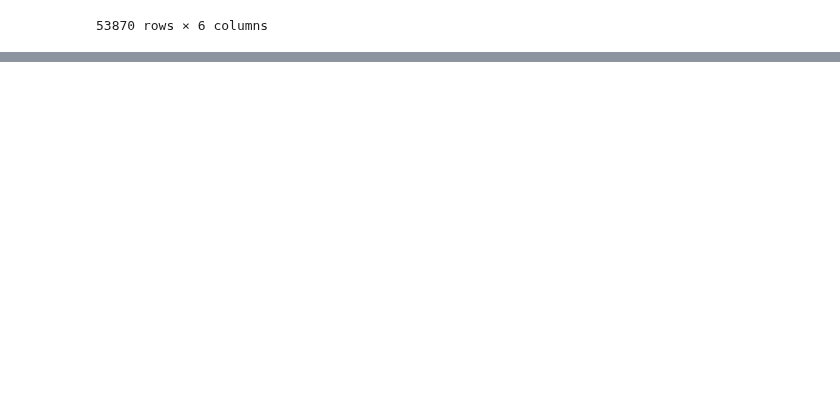
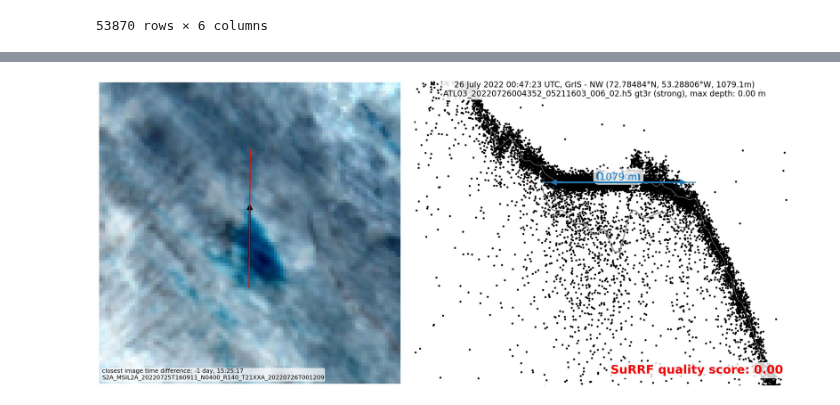
Before and after one commit to fliphilipp/GlacierLakeDetectionICESat2, a Jupyter notebook: GLD3_compile_granule_stats.ipynb, the cells around one changed output, grey strips where cells are left out. Saved outputs shown, nothing was run; the diff lists cells and outputs as text; code cells hidden in the pictures; blank space fills up the shorter version.

```diff
--- a/GLD3_compile_granule_stats.ipynb
+++ b/GLD3_compile_granule_stats.ipynb
@@ -93,0 +118,7 @@ print('%.2f million kilometers along-track (million miles: %.2f)' % (df_stats.le
+# %%
+#display(Image('../GLD3_complete/GrIS/detection_context/bad_no_lake/lake_099969_GrIS_2023_simplified_GRE_2200_NW_ATL03_20230826054957_10242003_006_02_gt2r_0020_context.jpg'))
+
+#mlake_100000_GrIS_2022_simplified_GRE_2200_NW_ATL03_20220728012647_05521603_006_02_gt2l_0001_context.jpg
+display(Image('../GLD3_complete/GrIS/detection_context/lake_bad_depth/lake_100000_GrIS_2022_simplified_GRE_2200_NW_ATL03_20220726004352_05211603_006_02_gt3r_0014_context.jpg'))
+# %% [output]
+[figure, added]
```
Also changed, not shown: parts of 4 cells of this notebook, 6 other files.
